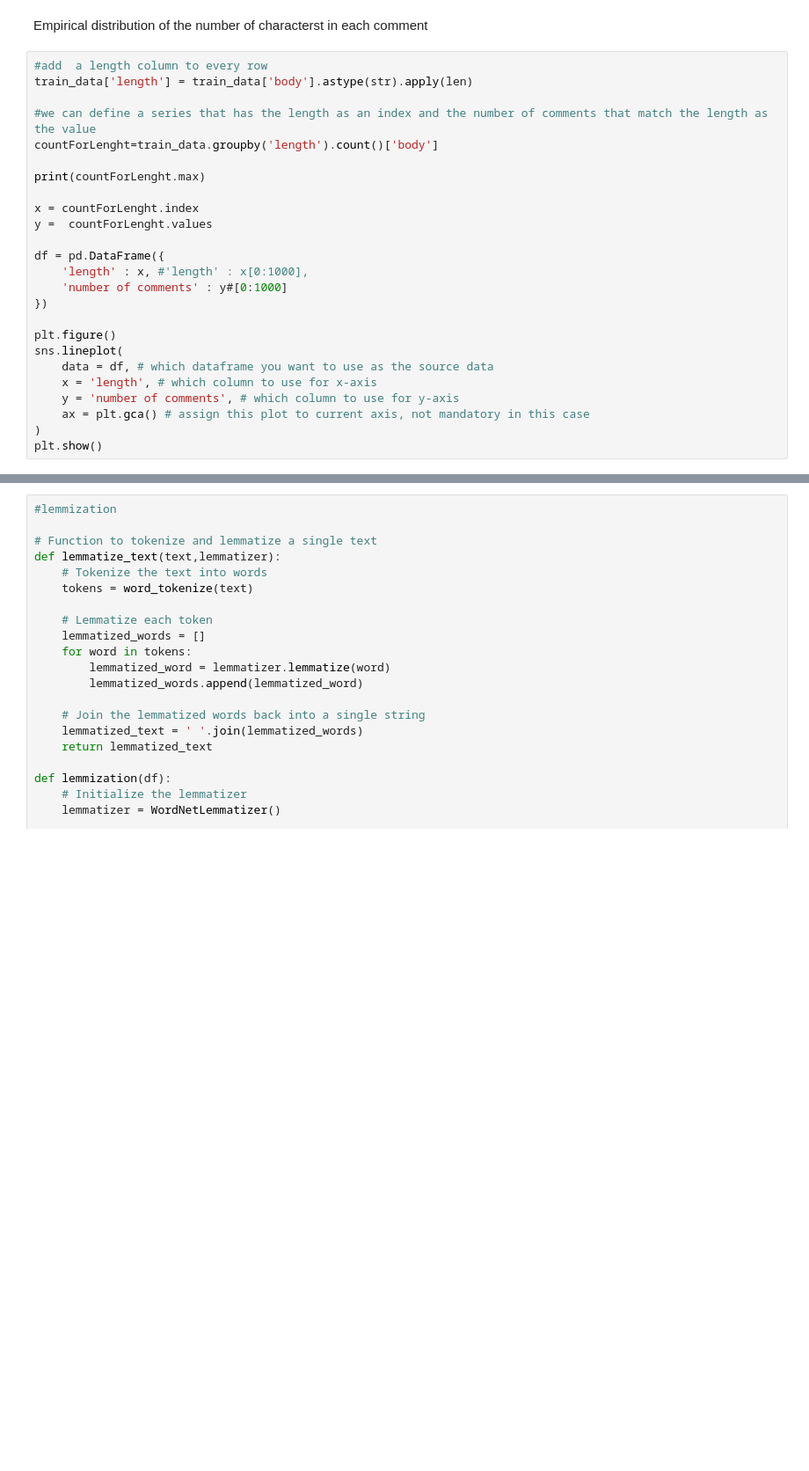
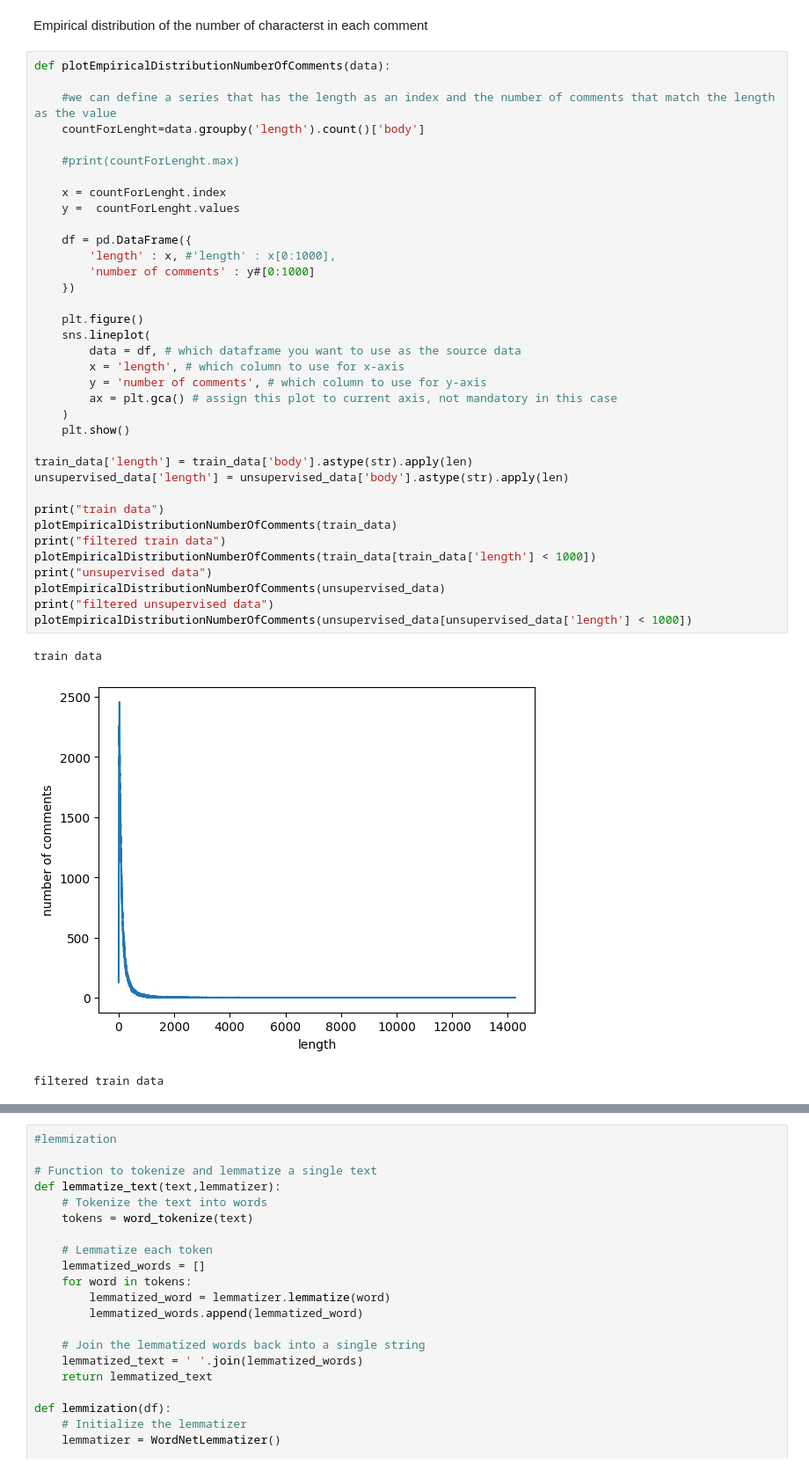
Before and after one commit to PettinatoGiacomo/ML4N-reddit, a Jupyter notebook: pre-processing.ipynb, the cells around one changed output, grey strips where cells are left out. Shown at 88% size. Cells and saved outputs as stored; diff of their text form; blank space fills up the shorter version.

```diff
--- a/pre-processing.ipynb
+++ b/pre-processing.ipynb
@@ -53,27 +79,42 @@ print(target.duplicated().sum())
 # %% [markdown]
 Empirical distribution of the number of characterst in each comment
 # %%
-#add  a length column to every row
+def plotEmpiricalDistributionNumberOfComments(data):
+
+    #we can define a series that has the length as an index and the number of comments that match the length as the value
+    countForLenght=data.groupby('length').count()['body']
+
+    #print(countForLenght.max)
+
+    x = countForLenght.index
+    y =  countForLenght.values
+
+    df = pd.DataFrame({
+        'length' : x, #'length' : x[0:1000],
+        'number of comments' : y#[0:1000]
+    })
+
+    plt.figure()
+    sns.lineplot(
+        data = df, # which dataframe you want to use as the source data
+        x = 'length', # which column to use for x-axis
+        y = 'number of comments', # which column to use for y-axis
+        ax = plt.gca() # assign this plot to current axis, not mandatory in this case
+    )
+    plt.show()
+
 train_data['length'] = train_data['body'].astype(str).apply(len)
+unsupervised_data['length'] = unsupervised_data['body'].astype(str).apply(len)
 
-#we can define a series that has the length as an index and the number of comments that match the length as the value
-countForLenght=train_data.groupby('length').count()['body']
-
-print(countForLenght.max)
-
-x = countForLenght.index
-y =  countForLenght.values
-
-df = pd.DataFrame({
-    'length' : x, #'length' : x[0:1000],
-    'number of comments' : y#[0:1000]
-})
-
-plt.figure()
-sns.lineplot(
-    data = df, # which dataframe you want to use as the source data
-    x = 'length', # which column to use for x-axis
-    y = 'number of comments', # which column to use for y-axis
-    ax = plt.gca() # assign this plot to current axis, not mandatory in this case
-)
-plt.show()
+print("train data")
+plotEmpiricalDistributionNumberOfComments(train_data)
+print("filtered train data")
+plotEmpiricalDistributionNumberOfComments(train_data[train_data['length'] < 1000])
+print("unsupervised data")
+plotEmpiricalDistributionNumberOfComments(unsupervised_data)
+print("filtered unsupervised data")
+plotEmpiricalDistributionNumberOfComments(unsupervised_data[unsupervised_data['length'] < 1000])
+# %% [output]
+train data
+[figure, added]
+filtered train data
```
Also changed, not shown: parts of 20 cells of this notebook, 12 other files.
